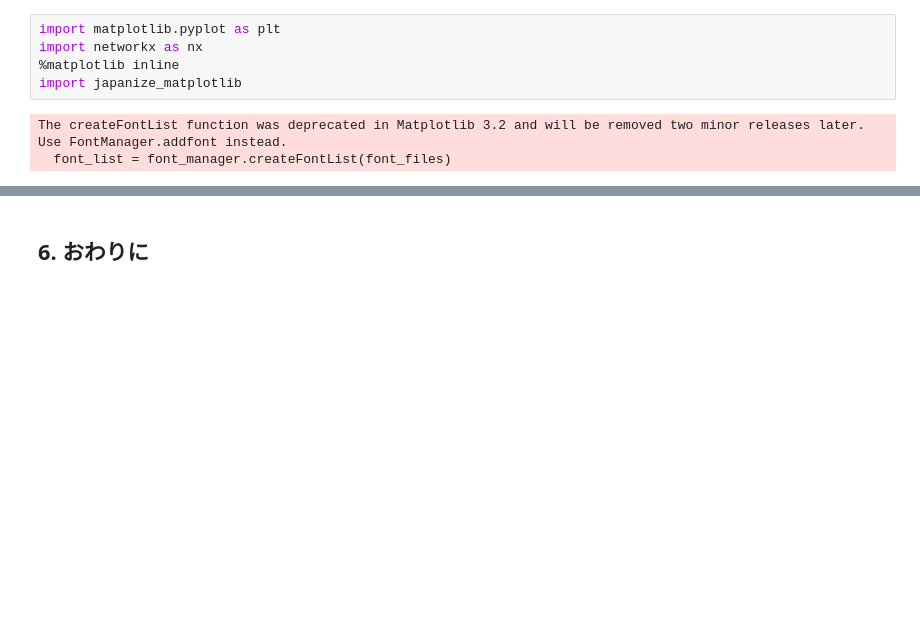
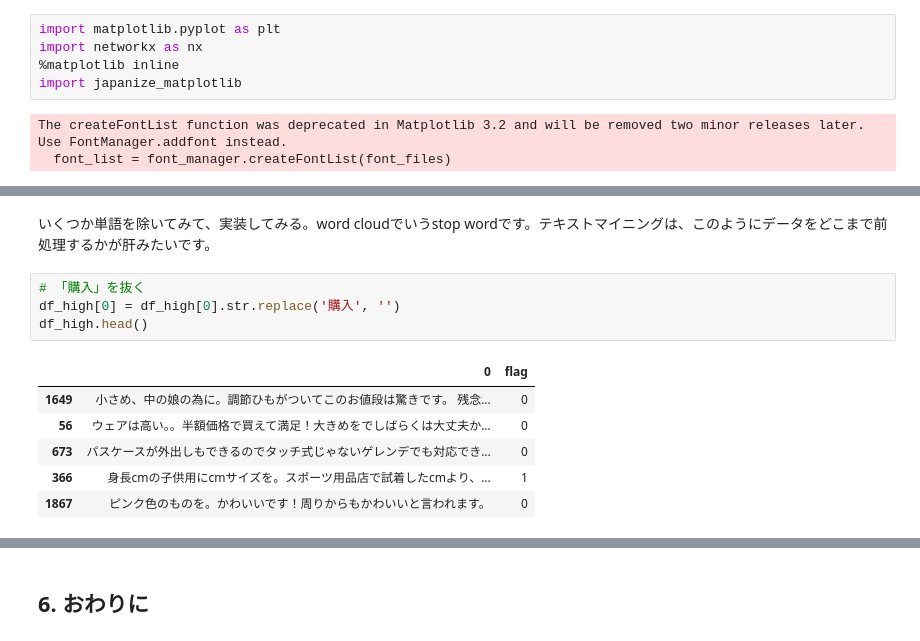
Before and after one commit to TomoyaOzawa-DA/Datact, a Jupyter notebook: TextMining/TextMining.ipynb, the cells around one changed output, grey strips where cells are left out. Saved outputs shown, nothing was run; the diff lists cells and outputs as text; blank space fills up the shorter version.

```diff
--- a/TextMining/TextMining.ipynb
+++ b/TextMining/TextMining.ipynb
@@ -438,0 +520,13 @@ plt.show()
+# %% [markdown]
+いくつか単語を除いてみて、実装してみる。word cloudでいうstop wordです。テキストマイニングは、このようにデータをどこまで前処理するかが肝みたいです。
+# %%
+# 「購入」を抜く
+df_high[0] = df_high[0].str.replace('購入', '')
+df_high.head()
+# %% [output]
+|  | 0 | flag |
+| 1649 | 小さめ、中の娘の為に。調節ひもがついてこのお値段は驚きです。 残念... | 0 |
+| 56 | ウェアは高い。。半額価格で買えて満足！大きめをでしばらくは大丈夫か... | 0 |
+| 673 | パスケースが外出しもできるのでタッチ式じゃないゲレンデでも対応でき... | 0 |
+| 366 | 身長cmの子供用にcmサイズを。スポーツ用品店で試着したcmより、... | 1 |
+| 1867 | ピンク色のものを。かわいいです！周りからもかわいいと言われます。 | 0 |
```
Also changed, not shown: parts of 16 cells of this notebook.
